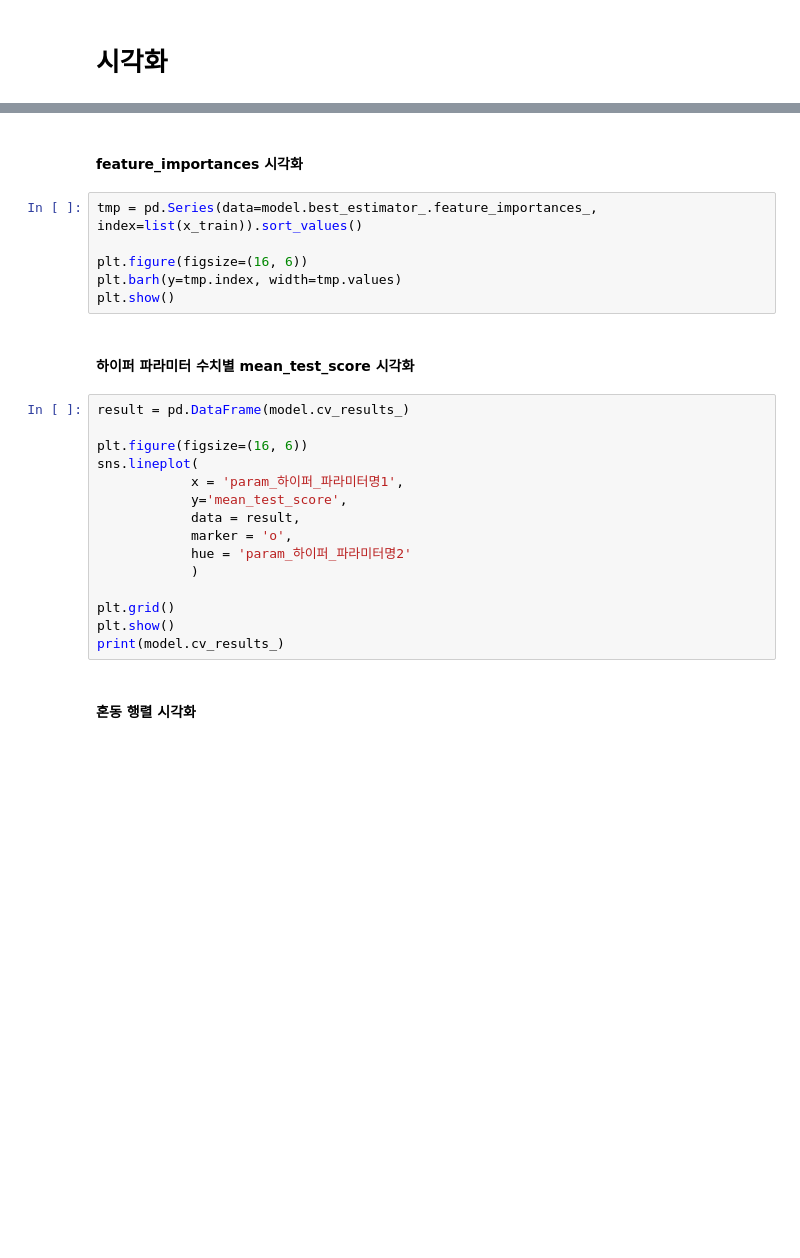
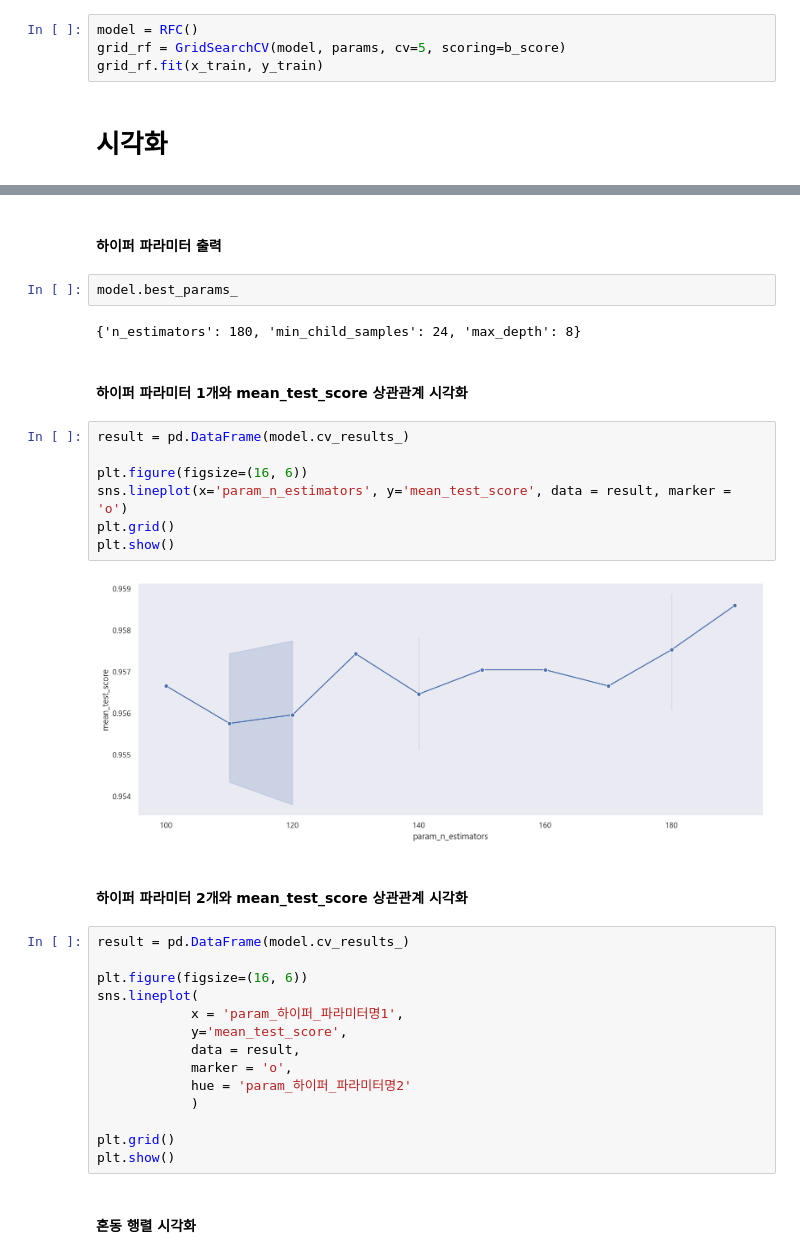
Before and after one commit to chae-zero/TWL, a Jupyter notebook: kimyoo04/머신러닝/5. ML 최적화/2. AI 모델링 최적화.ipynb, the cells around one changed output, grey strips where cells are left out. Saved outputs shown, nothing was run; the diff lists cells and outputs as text; blank space fills up the shorter version.

```diff
--- a/kimyoo04/머신러닝/5. ML 최적화/2. AI 모델링 최적화.ipynb
+++ b/kimyoo04/머신러닝/5. ML 최적화/2. AI 모델링 최적화.ipynb
@@ -249,2 +274,6 @@ weighted avg       0.95      0.95      0.95       970
+# %%
+model = RFC()
+grid_rf = GridSearchCV(model, params, cv=5, scoring=b_score)
+grid_rf.fit(x_train, y_train)
 # %% [markdown]
 # 시각화
@@ -259,13 +280,22 @@ for key in results:
-# %% [markdown]
-#### feature_importances 시각화
-# %%
-tmp = pd.Series(data=model.best_estimator_.feature_importances_, index=list(x_train)).sort_values()
-
-plt.figure(figsize=(16, 6))
-plt.barh(y=tmp.index, width=tmp.values)
-plt.show()
+# %% [markdown]
+#### 하이퍼 파라미터 출력
+# %%
+model.best_params_
+# %% [output]
+{'n_estimators': 180, 'min_child_samples': 24, 'max_depth': 8}
 # %% [markdown]
-#### 하이퍼 파라미터 수치별 mean_test_score 시각화
+#### 하이퍼 파라미터 1개와 mean_test_score 상관관계 시각화
+# %%
+result = pd.DataFrame(model.cv_results_)
+
+plt.figure(figsize=(16, 6))
+sns.lineplot(x='param_n_estimators', y='mean_test_score', data = result, marker = 'o')
+plt.grid()
+plt.show()
+# %% [output]
+[figure, added]
+# %% [markdown]
+#### 하이퍼 파라미터 2개와 mean_test_score 상관관계 시각화
 # %%
 result = pd.DataFrame(model.cv_results_)
 
@@ -280,7 +310,6 @@ sns.lineplot(
 
 plt.grid()
 plt.show()
-print(model.cv_results_)
 # %% [markdown]
 #### 혼동 행렬 시각화
 # %%
```
Also changed, not shown: parts of 22 cells of this notebook, 11 other files.
